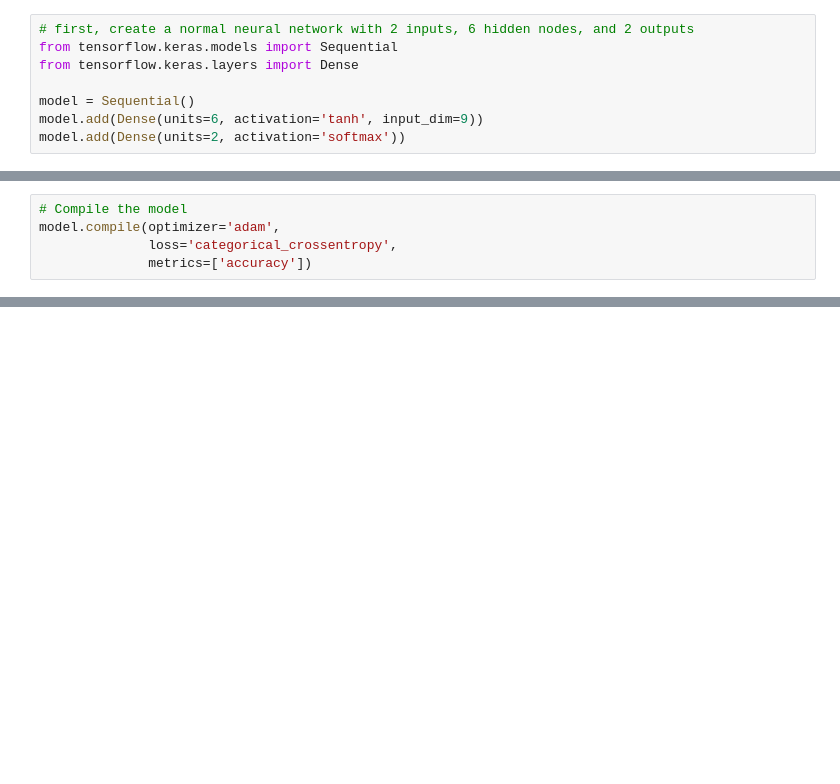
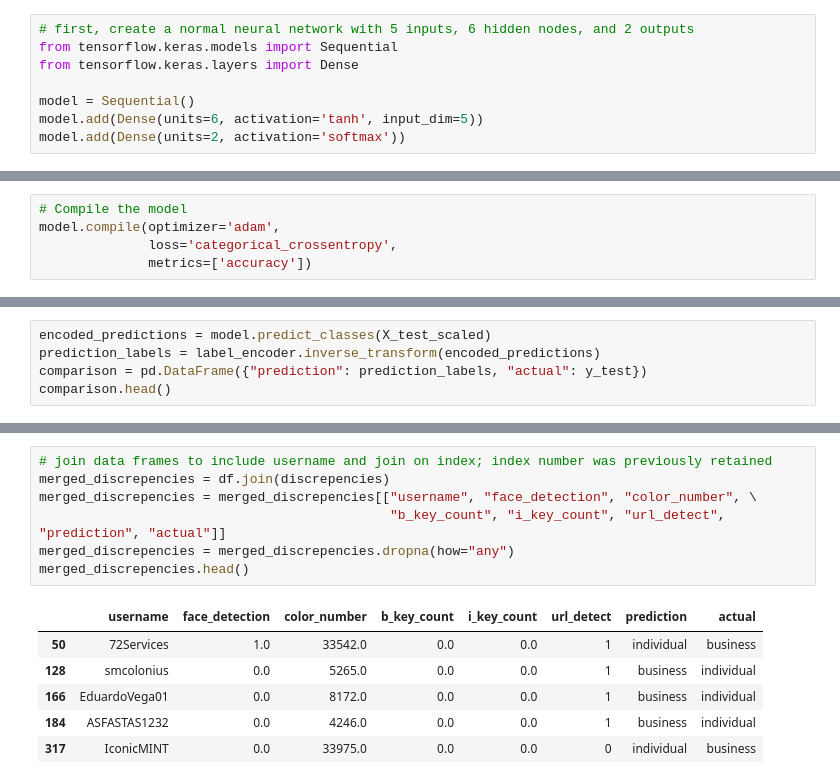
Before and after one commit to kyleeng827/Corporate-Espionage, a Jupyter notebook: Twitter - Neural Network.ipynb, the cells around one changed output, grey strips where cells are left out. Drawn from its saved outputs; the diff is of its cells as text; blank space fills up the shorter version.

```diff
--- a/Twitter - Neural Network.ipynb
+++ b/Twitter - Neural Network.ipynb
@@ -125,12 +126,12 @@ y_test_categorical = to_categorical(encoded_y_test)
 # %% [output]
 Using TensorFlow backend.
 # %%
-# first, create a normal neural network with 2 inputs, 6 hidden nodes, and 2 outputs
+# first, create a normal neural network with 5 inputs, 6 hidden nodes, and 2 outputs
 from tensorflow.keras.models import Sequential
 from tensorflow.keras.layers import Dense
 
 model = Sequential()
-model.add(Dense(units=6, activation='tanh', input_dim=9))
+model.add(Dense(units=6, activation='tanh', input_dim=5))
 model.add(Dense(units=2, activation='softmax'))
 # %% [output]
 WARNING:tensorflow:From /Users/kyleeng/anaconda3/envs/PythonData/lib/python3.7/site-packages/tensorflow/python/ops/resource_variable_ops.py:435: colocate_with (from tensorflow.python.framework.ops) is ...
@@ -372,0 +261,5 @@ unclassified_X.shape
+# %%
+encoded_predictions = model.predict_classes(X_test_scaled)
+prediction_labels = label_encoder.inverse_transform(encoded_predictions)
+comparison = pd.DataFrame({"prediction": prediction_labels, "actual": y_test})
+comparison.head()
@@ -372,0 +291,14 @@ unclassified_X.shape
+# %%
+# join data frames to include username and join on index; index number was previously retained
+merged_discrepencies = df.join(discrepencies)
+merged_discrepencies = merged_discrepencies[["username", "face_detection", "color_number", \
+                                             "b_key_count", "i_key_count", "url_detect", "prediction", "actual"]]
+merged_discrepencies = merged_discrepencies.dropna(how="any")
+merged_discrepencies.head()
+# %% [output]
+|  | username | face_detection | color_number | b_key_count | i_key_count | url_detect | prediction | actual |
+| 50 | 72Services | 1.0 | 33542.0 | 0.0 | 0.0 | 1 | individual | business |
+| 128 | smcolonius | 0.0 | 5265.0 | 0.0 | 0.0 | 1 | business | individual |
+| 166 | EduardoVega01 | 0.0 | 8172.0 | 0.0 | 0.0 | 1 | business | individual |
+| 184 | ASFASTAS1232 | 0.0 | 4246.0 | 0.0 | 0.0 | 1 | business | individual |
+| 317 | IconicMINT | 0.0 | 33975.0 | 0.0 | 0.0 | 0 | individual | business |
```
Also changed, not shown: parts of 48 cells of this notebook, 11 other files.
